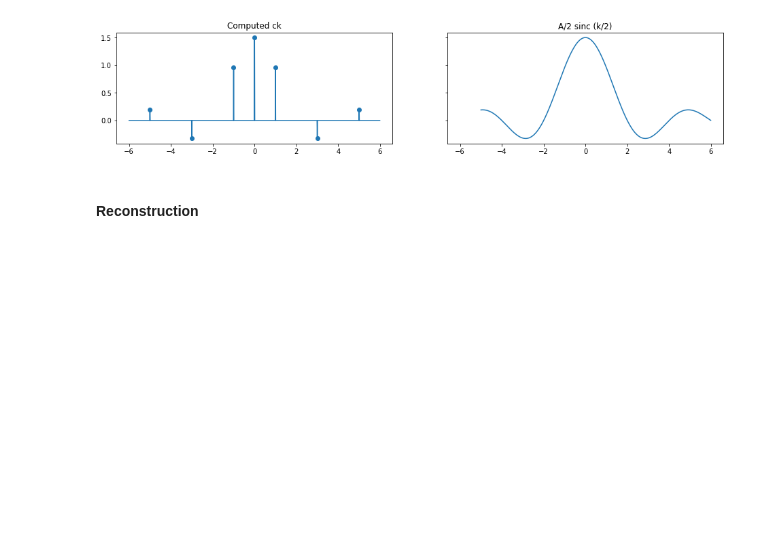
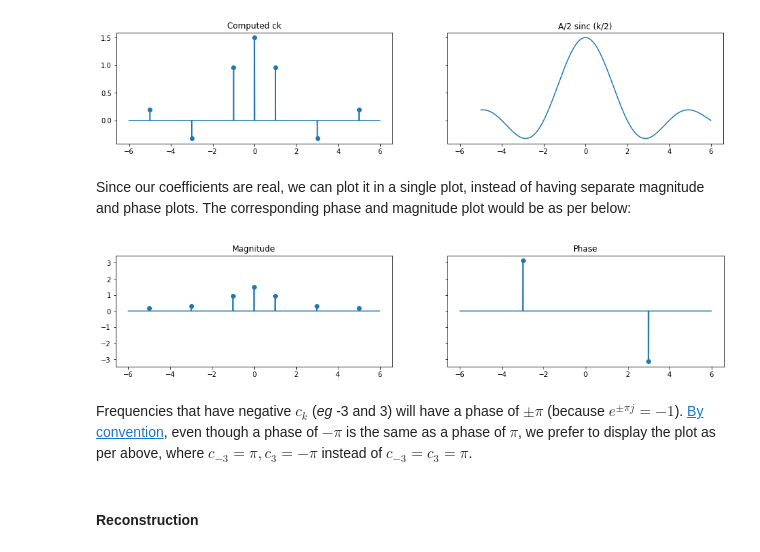
Before and after one commit to 0WN463/wellspring, a Jupyter notebook: signal_processing/fourier_series.ipynb, the cells around one changed output. Cells and saved outputs as stored; diff of their text form; code cells hidden in the pictures; blank space fills up the shorter version.

```diff
--- a/signal_processing/fourier_series.ipynb
+++ b/signal_processing/fourier_series.ipynb
@@ -327,6 +327,33 @@ axs[1].set_title('A/2 sinc (k/2)')
 plt.show()
 # %% [output]
 [figure]
+# %% [markdown]
+Since our coefficients are real, we can plot it in a single plot, instead of having separate magnitude and phase plots.
+The corresponding phase and magnitude plot would be as per below:
+# %%
+_, axs = plt.subplots(1, 2, sharex=True, sharey=True, figsize=(16, 3))
+
+mags = np.abs(cs)
+indices = ~np.isclose(mags, 0, atol=1e-2)
+
+axs[0].scatter(c_range[indices], mags[indices])
+axs[0].plot(*spectrum_line(c_range, mags))
+axs[0].set_title('Magnitude')
+
+phases = np.angle(cs)
+phases[c_range > 0] *= -1
+indices = ~np.isclose(phases, 0, atol=1e-2)
+
+axs[1].scatter(c_range[indices], phases[indices])
+axs[1].plot(*spectrum_line(c_range, phases))
+axs[1].set_title('Phase')
+
+plt.show()
+# %% [output]
+[figure, added]
+# %% [markdown]
+Frequencies that have negative $c_k$ (_eg_ -3 and 3) will have a phase of $\pm \pi$ (because $e^{\pm \pi j} = -1$).
+[By convention](./fourier_transform.ipynb#convention), even though a phase of $-\pi$ is the same as a phase of $\pi$, we prefer to display the plot as per above, where $c_{-3} = \pi, c_3 = -\pi$ instead of $c_{-3} = c_3 = \pi$.
 # %% [markdown]
 #### Reconstruction
 # %% [markdown]
```
Also changed, not shown: 4 other files.
